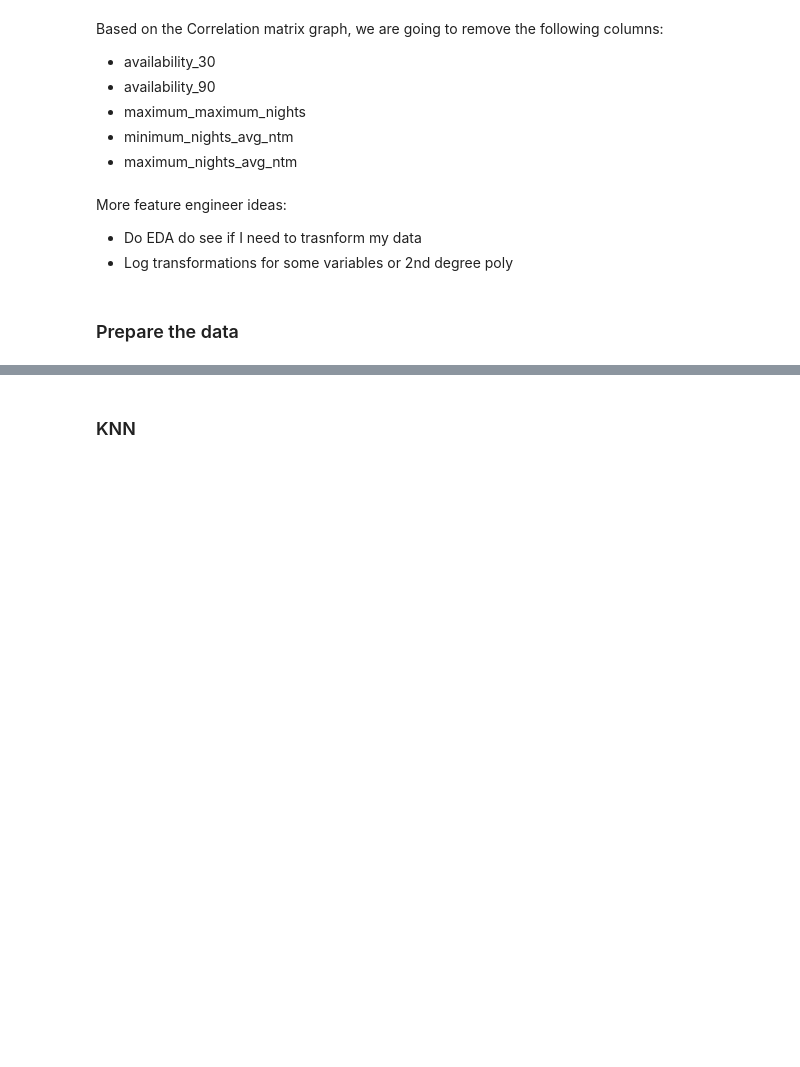
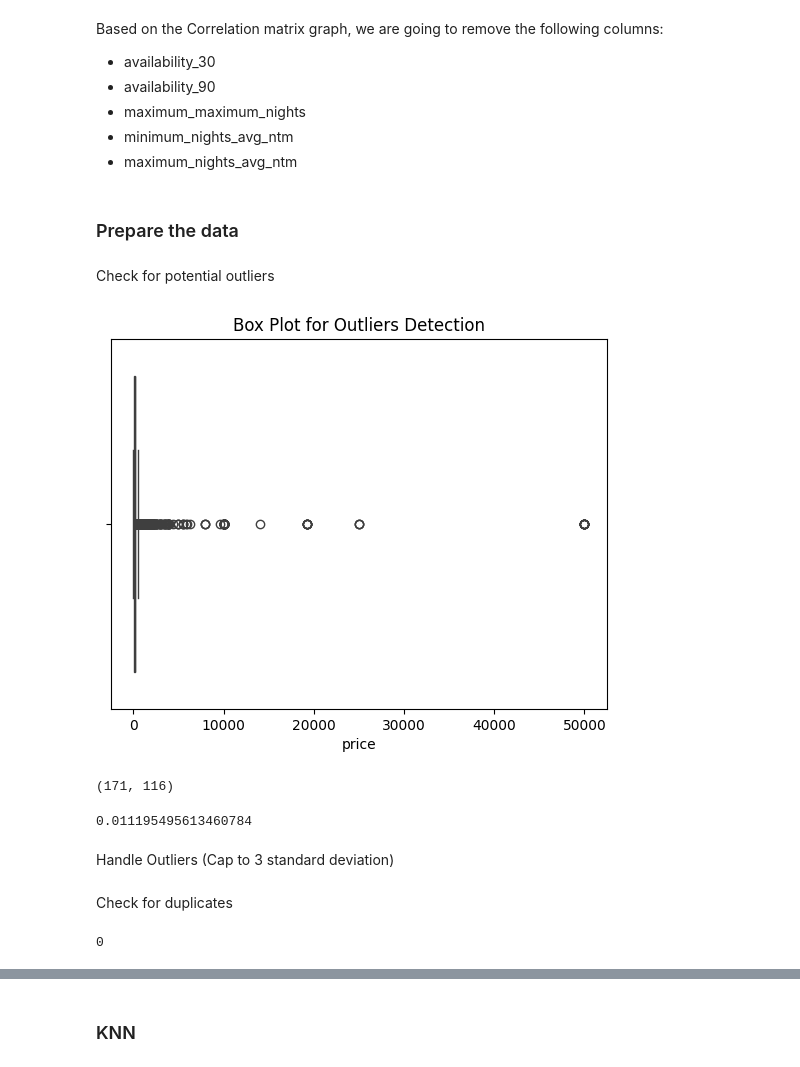
Before and after one commit to JT98CH/W2024_486, a Jupyter notebook: Individual_Project_IA/regression_project.ipynb, the cells around one changed output, grey strips where cells are left out. Drawn from its saved outputs; the diff is of its cells as text; code cells hidden in the pictures; blank space fills up the shorter version.

```diff
--- a/Individual_Project_IA/regression_project.ipynb
+++ b/Individual_Project_IA/regression_project.ipynb
@@ -234,10 +215,6 @@ Based on the Correlation matrix graph, we are going to remove the following colu
 - maximum_nights_avg_ntm
 # %%
 new_df = new_df.drop(['availability_30', 'availability_90','maximum_maximum_nights', 'minimum_nights_avg_ntm', 'maximum_nights_avg_ntm'], axis=1)
-# %% [markdown]
-More feature engineer ideas:
-- Do EDA do see if I need to trasnform my data
-- Log transformations for some variables or 2nd degree poly
 # %% [markdown]
 ### Prepare the data
 # %%
@@ -292,3 +263,19 @@ preprocessor = ColumnTransformer(
         ('num', numeric_transformer, numeric_features),
         ('cat', categorical_transformer, categorical_features)
     ])
+# %% [markdown]
+Check for potential outliers
+# %%
+sns.boxplot(x=new_df['price'])
+plt.title('Box Plot for Outliers Detection')
+plt.show()
+# %% [output]
+[figure, added]
+# %%
+new_df[new_df['price']>1500].shape
+# %% [output]
+(171, 116)
+# %%
+171/new_df.shape[0]
+# %% [output]
+0.011195495613460784
@@ -294,0 +287,2 @@ preprocessor = ColumnTransformer(
+# %% [markdown]
+Handle Outliers (Cap to 3 standard deviation)
@@ -294,0 +299,6 @@ preprocessor = ColumnTransformer(
+# %% [markdown]
+Check for duplicates
+# %%
+df.duplicated().sum()
+# %% [output]
+0
```
Also changed, not shown: parts of 30 cells of this notebook, 1 other file.
